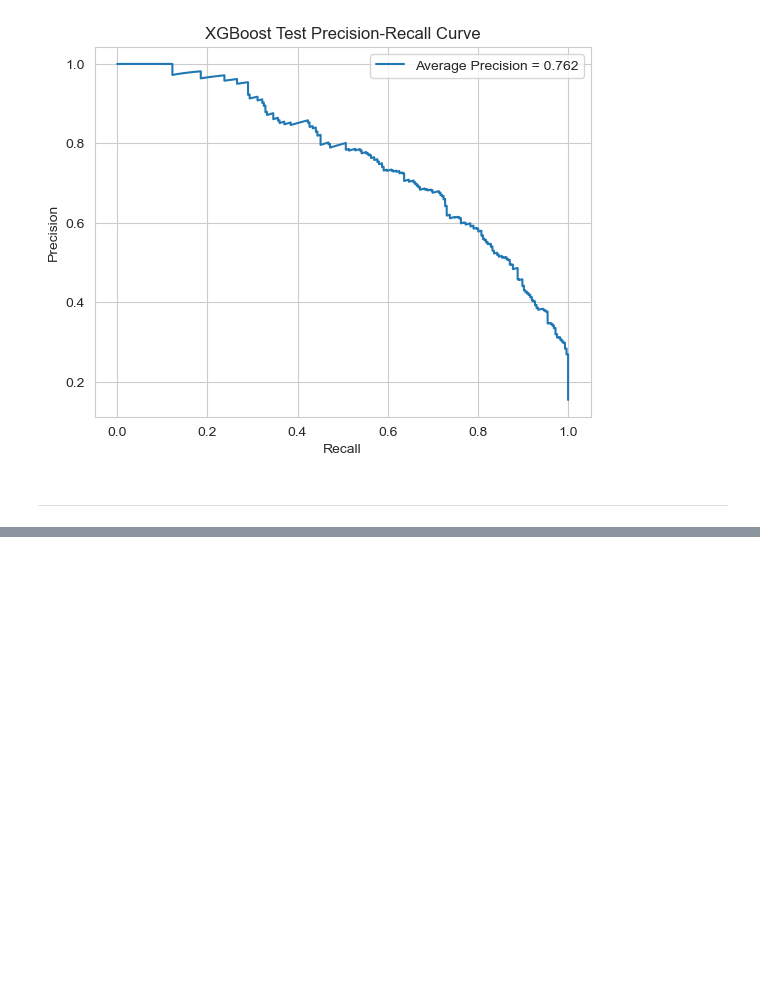
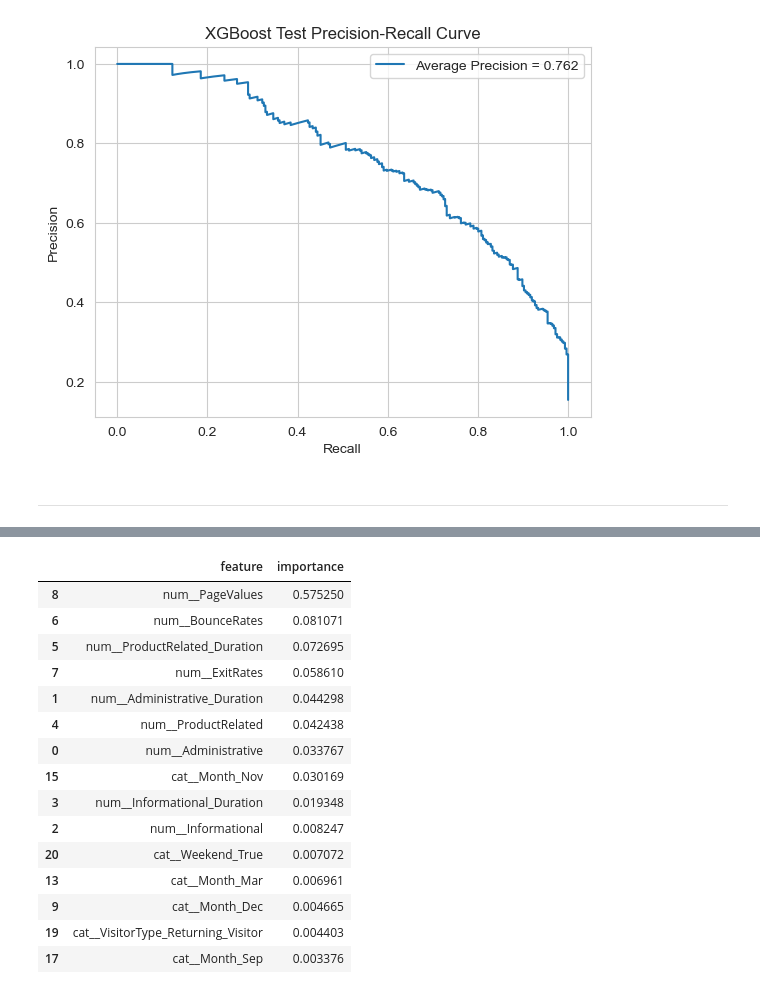
Before and after one commit to Lqvy/Project-Decisions, a Jupyter notebook: Online_Purchase_/online_shoppers_intention.ipynb, the cells around one changed output, grey strips where cells are left out. Drawn from its saved outputs; the diff is of its cells as text; code cells hidden in the pictures; blank space fills up the shorter version.

```diff
--- a/Online_Purchase_/online_shoppers_intention.ipynb
+++ b/Online_Purchase_/online_shoppers_intention.ipynb
@@ -1362,0 +1430,25 @@ plt.show()
+# %%
+# variable importance for tree
+dt_importance = pd.DataFrame({
+    "feature": dt_feature_names,
+    "importance": dt_fitted_tree.feature_importances_
+}).sort_values("importance", ascending=False)
+
+display(dt_importance.head(15))
+# %% [output]
+|  | feature | importance |
+| 8 | num__PageValues | 0.575250 |
+| 6 | num__BounceRates | 0.081071 |
+| 5 | num__ProductRelated_Duration | 0.072695 |
+| 7 | num__ExitRates | 0.058610 |
+| 1 | num__Administrative_Duration | 0.044298 |
+| 4 | num__ProductRelated | 0.042438 |
+| 0 | num__Administrative | 0.033767 |
+| 15 | cat__Month_Nov | 0.030169 |
+| 3 | num__Informational_Duration | 0.019348 |
+| 2 | num__Informational | 0.008247 |
+| 20 | cat__Weekend_True | 0.007072 |
+| 13 | cat__Month_Mar | 0.006961 |
+| 9 | cat__Month_Dec | 0.004665 |
+| 19 | cat__VisitorType_Returning_Visitor | 0.004403 |
+| 17 | cat__Month_Sep | 0.003376 |
```
Also changed, not shown: parts of 14 cells of this notebook.
